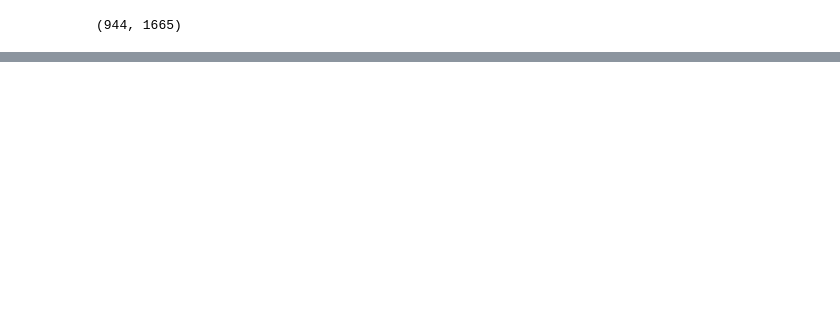
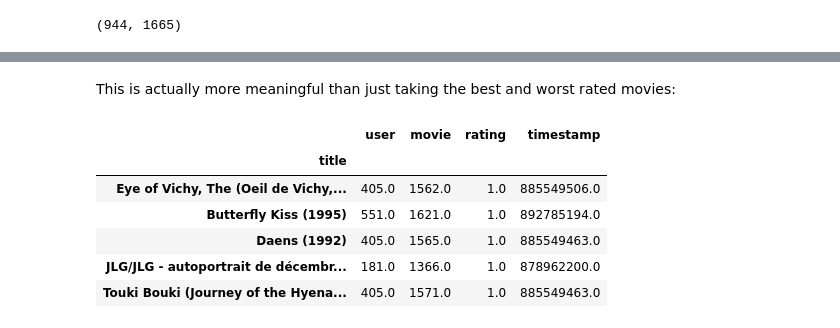
Before and after one commit to omlnaut/fastai, a Jupyter notebook: chapter8_collab_filtering.ipynb, the cells around one changed output, grey strips where cells are left out. Drawn from its saved outputs; the diff is of its cells as text; code cells hidden in the pictures; blank space fills up the shorter version.

```diff
--- a/chapter8_collab_filtering.ipynb
+++ b/chapter8_collab_filtering.ipynb
@@ -68,0 +256,14 @@ n_users, n_movies
+# %% [markdown]
+This is actually more meaningful than just taking the best and worst rated movies:
+# %%
+mean_ratings = ratings.groupby('title').mean()
+mean_ratings.sort_values('rating', inplace=True)
+mean_ratings.head()
+# %% [output]
+|  | user | movie | rating | timestamp |
+| title |  |  |  |  |
+| Eye of Vichy, The (Oeil de Vichy,... | 405.0 | 1562.0 | 1.0 | 885549506.0 |
+| Butterfly Kiss (1995) | 551.0 | 1621.0 | 1.0 | 892785194.0 |
+| Daens (1992) | 405.0 | 1565.0 | 1.0 | 885549463.0 |
+| JLG/JLG - autoportrait de décembr... | 181.0 | 1366.0 | 1.0 | 878962200.0 |
+| Touki Bouki (Journey of the Hyena... | 405.0 | 1571.0 | 1.0 | 885549463.0 |
```
Also changed, not shown: parts of 35 cells of this notebook.
